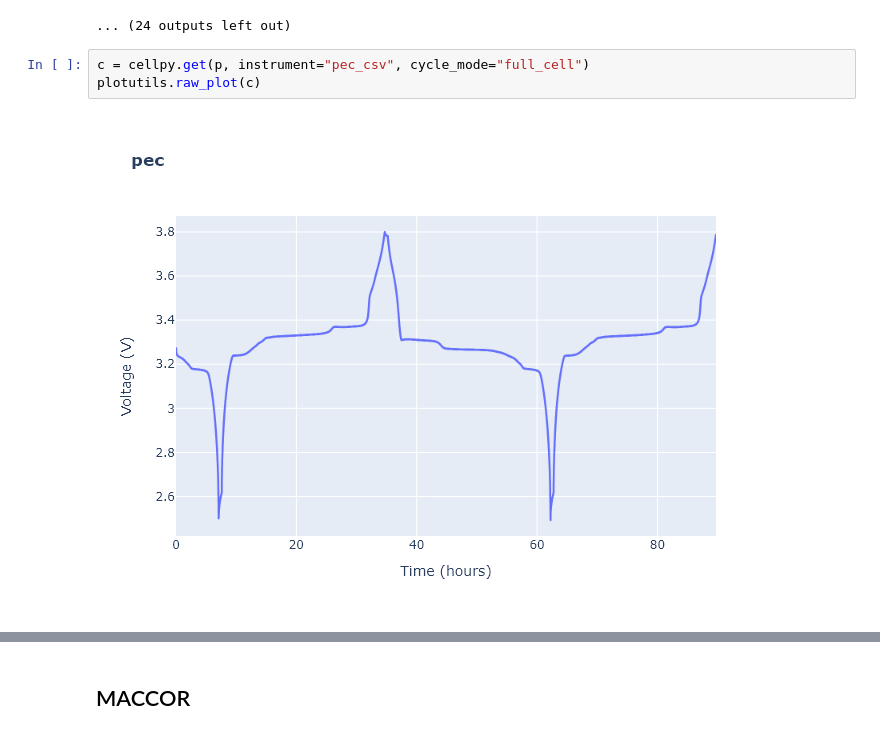
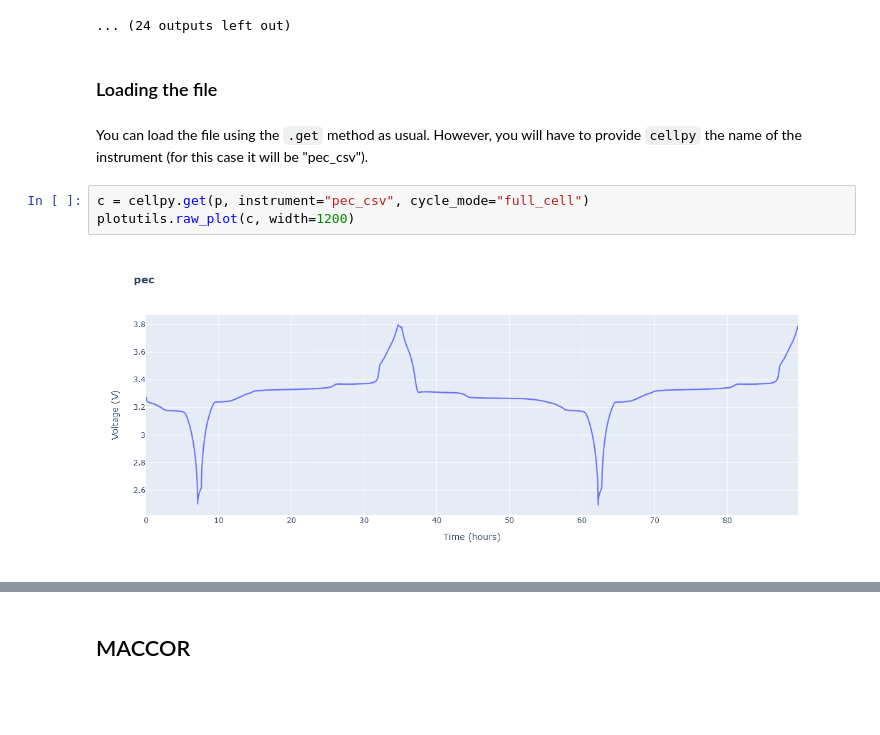
Before and after one commit to jepegit/cellpy, a Jupyter notebook: examples/06_loading_different_formats.ipynb, the cells around one changed output, grey strips where cells are left out. Saved outputs shown, nothing was run; the diff lists cells and outputs as text; blank space fills up the shorter version.

```diff
--- a/examples/06_loading_different_formats.ipynb
+++ b/examples/06_loading_different_formats.ipynb
@@ -46,9 +58,13 @@ head(p, 35)
 [10] Project Group Memo:,
 [11] Project Group Storage Environment:,R.T./AMB
 ... (24 outputs left out)
+# %% [markdown]
+### Loading the file
+# %% [markdown]
+You can load the file using the `.get` method as usual. However, you will have to provide `cellpy` the name of the instrument (for this case it will be "pec_csv").
 # %%
 c = cellpy.get(p, instrument="pec_csv", cycle_mode="full_cell")
-plotutils.raw_plot(c)
+plotutils.raw_plot(c, width=1200)
 # %% [output]
-[figure, old version]
+[figure, new version]
 # %%
```
Also changed, not shown: parts of 19 cells of this notebook, 1 other file.
